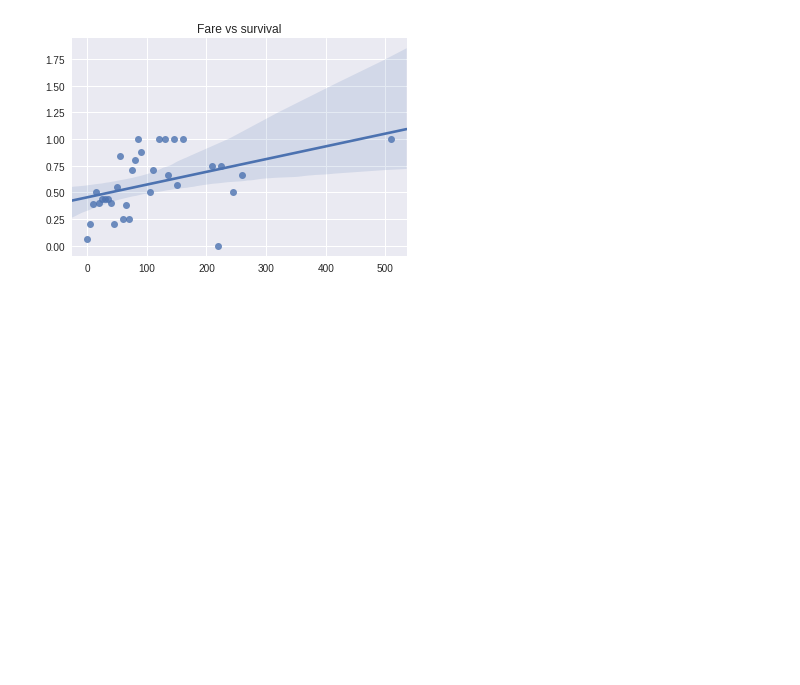
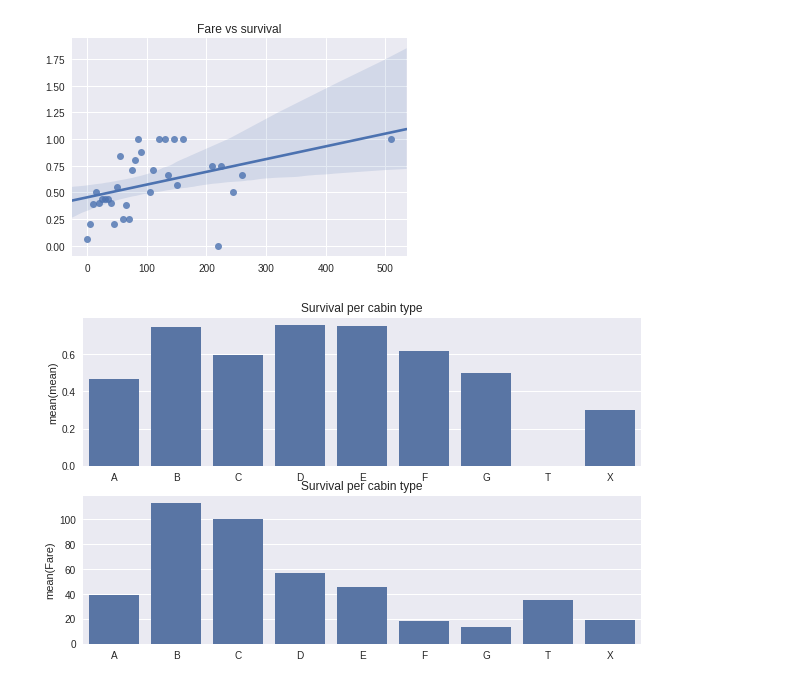
Before and after one commit to danimateos/titanic, a Jupyter notebook: notebooks/titanic.ipynb, the cells around one changed output. Drawn from its saved outputs; the diff is of its cells as text; code cells hidden in the pictures; blank space fills up the shorter version.

Commit message:
Some more graphical exploration

```diff
--- a/notebooks/titanic.ipynb
+++ b/notebooks/titanic.ipynb
@@ -85,3 +85,20 @@ sns.regplot(survival_per_fare.index.values * 5, survival_per_fare.values)
 _ = plt.gca().set_title('Fare vs survival')
 # %% [output]
 [figure]
+# %%
+cabin_type = df['Cabin'].str.get(0).fillna('X')
+
+# Group by Cabin types
+cabin_groups = df.groupby(by=cabin_type)
+survival_per_cabin = cabin_groups['Survived'].agg(['mean', 'count'])
+
+f, axes = plt.subplots(2,1)
+f.set_size_inches(10,6)
+ax = sns.barplot(survival_per_cabin.index.values, survival_per_cabin['mean'], color=sns.color_palette()[0], ax=axes[0])
+_ = ax.set_title('Survival per cabin type')
+
+fare_per_cabin = cabin_groups['Fare'].mean()
+ax = sns.barplot(fare_per_cabin.index.values, fare_per_cabin, color=sns.color_palette()[0], ax=axes[1])
+_ = ax.set_title('Survival per cabin type')
+# %% [output]
+[figure, added]
```
Also changed, not shown: parts of 3 cells of this notebook.
